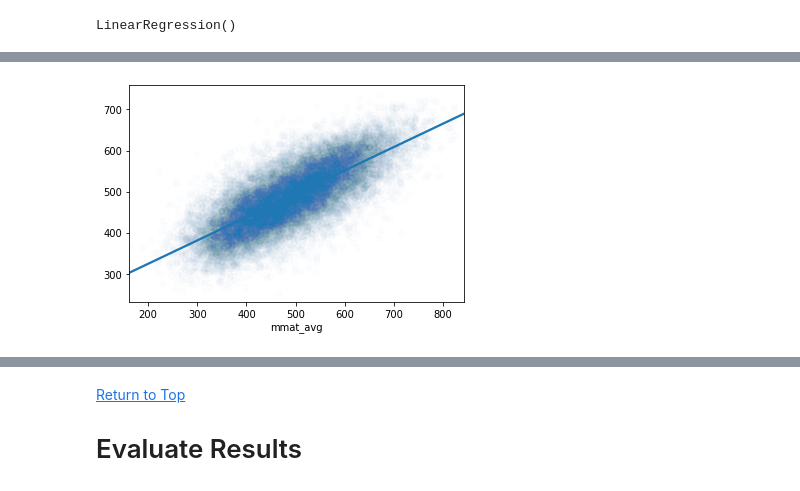
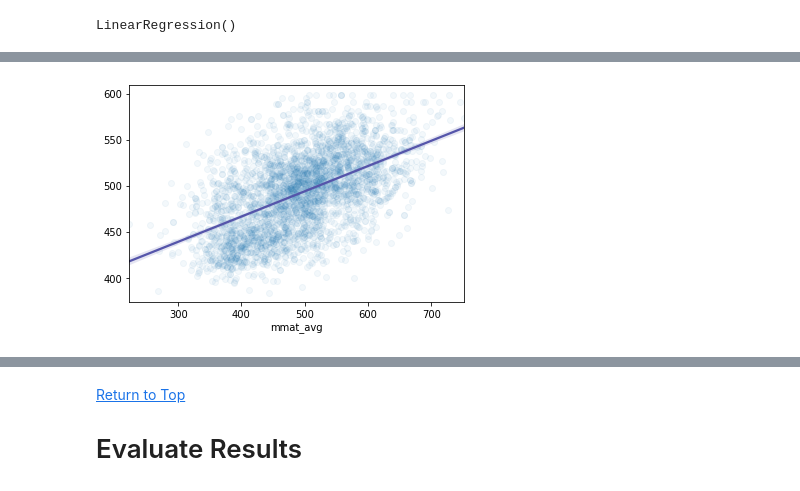
Before and after one commit to sjhaluck/TIMSS-Data-Science, a Jupyter notebook: TIMSS Exploration.ipynb, the cells around one changed output, grey strips where cells are left out. Drawn from its saved outputs; the diff is of its cells as text; code cells hidden in the pictures.

Commit message:
feat: begin regression modeling for student, school, and math teacher datasets

```diff
--- a/TIMSS Exploration.ipynb
+++ b/TIMSS Exploration.ipynb
@@ -3678,0 +3747,10 @@ predictions = model.predict(X_test)
+# %%
+Y = school_sub_set['mmat_avg']
+# %%
+from sklearn.model_selection import train_test_split
+X_train, X_test, y_train, y_test = train_test_split(X, Y, test_size=0.4, random_state=101)
+
+print(X_train.shape)
+print(X_test.shape)
+print(y_train.shape)
+print(y_test.shape)
@@ -3678,0 +3762,6 @@ predictions = model.predict(X_test)
+# %%
+from sklearn.linear_model import LinearRegression
+
+model = LinearRegression()
+
+model.fit(X_train, y_train)
@@ -3679,4 +3784,6 @@ predictions = model.predict(X_test)
+# %%
+predictions = model.predict(X_test)
 # %%
-sns.regplot(x=y_test, y=predictions, scatter_kws={'alpha':0.01});
+sns.regplot(x=y_test, y=predictions, scatter_kws={'alpha':0.05}, line_kws={'color':'#5555AA'});
 # %% [output]
-[figure, old version]
+[figure, new version]
```
Also changed, not shown: parts of 33 cells of this notebook.
